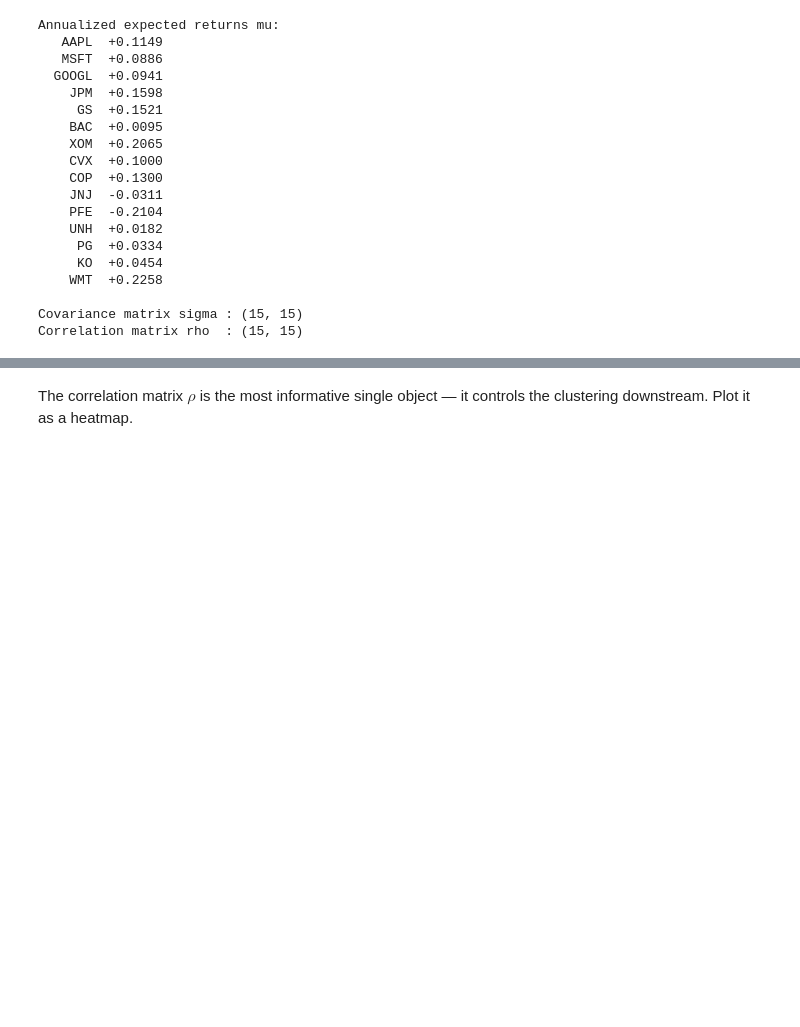
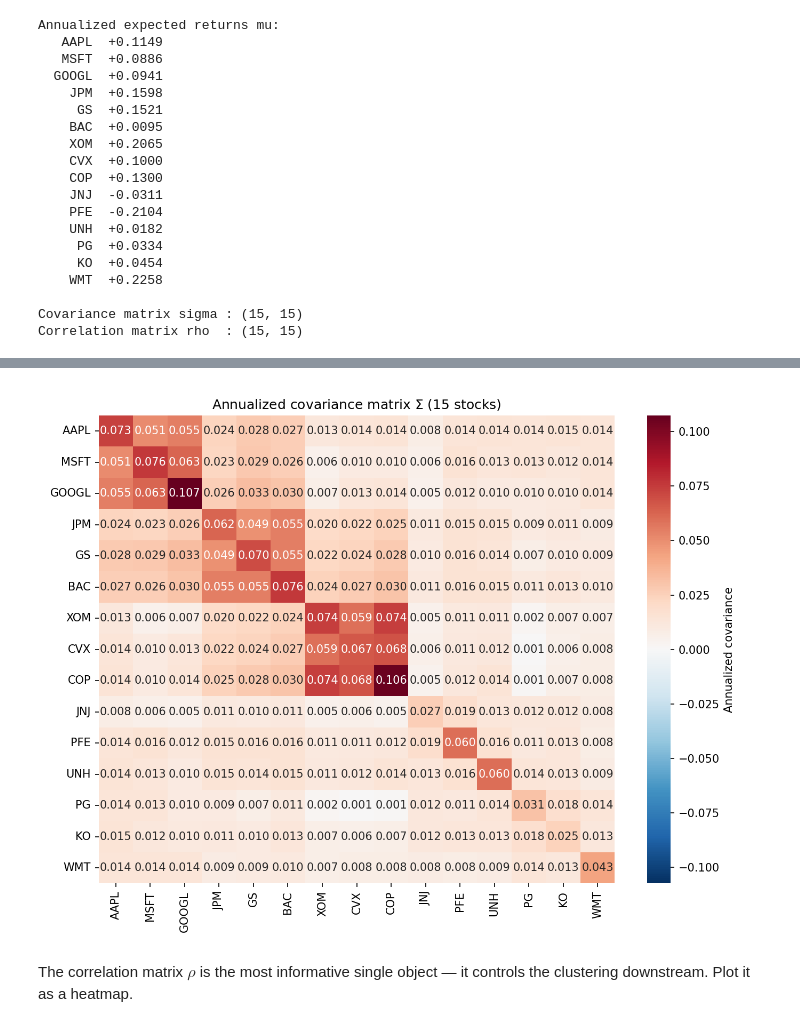
Before and after one commit to DashCodeHub/distributed-portfolio-qaoa-project, a Jupyter notebook: notebooks/demo.ipynb, the cells around one changed output, grey strips where cells are left out. Drawn from its saved outputs; the diff is of its cells as text; code cells hidden in the pictures; blank space fills up the shorter version.

```diff
--- a/notebooks/demo.ipynb
+++ b/notebooks/demo.ipynb
@@ -211,3 +223,24 @@ Correlation matrix rho  : (15, 15)
+# %%
+import seaborn as sns
+from IPython.display import Image
+
+vmax = float(np.max(np.abs(sigma)))
+fig, ax = plt.subplots(figsize=(9, 7))
+sns.heatmap(
+    sigma,
+    annot=True, fmt=".3f",
+    cmap="RdBu_r", center=0, vmin=-vmax, vmax=vmax,
+    xticklabels=TICKERS, yticklabels=TICKERS,
+    cbar_kws={"label": "Annualized covariance"},
+    ax=ax,
+)
+ax.set_title("Annualized covariance matrix $\\Sigma$ (15 stocks)")
+plt.tight_layout()
+fig.savefig("covariance_heatmap.png", dpi=150)
+plt.close(fig)
+Image("covariance_heatmap.png")
+# %% [output]
+[figure, added]
 # %% [markdown]
 The correlation matrix $\rho$ is the most informative single object —
 it controls the clustering downstream. Plot it as a heatmap.
```
Also changed, not shown: parts of 28 cells of this notebook, 8 other files.
